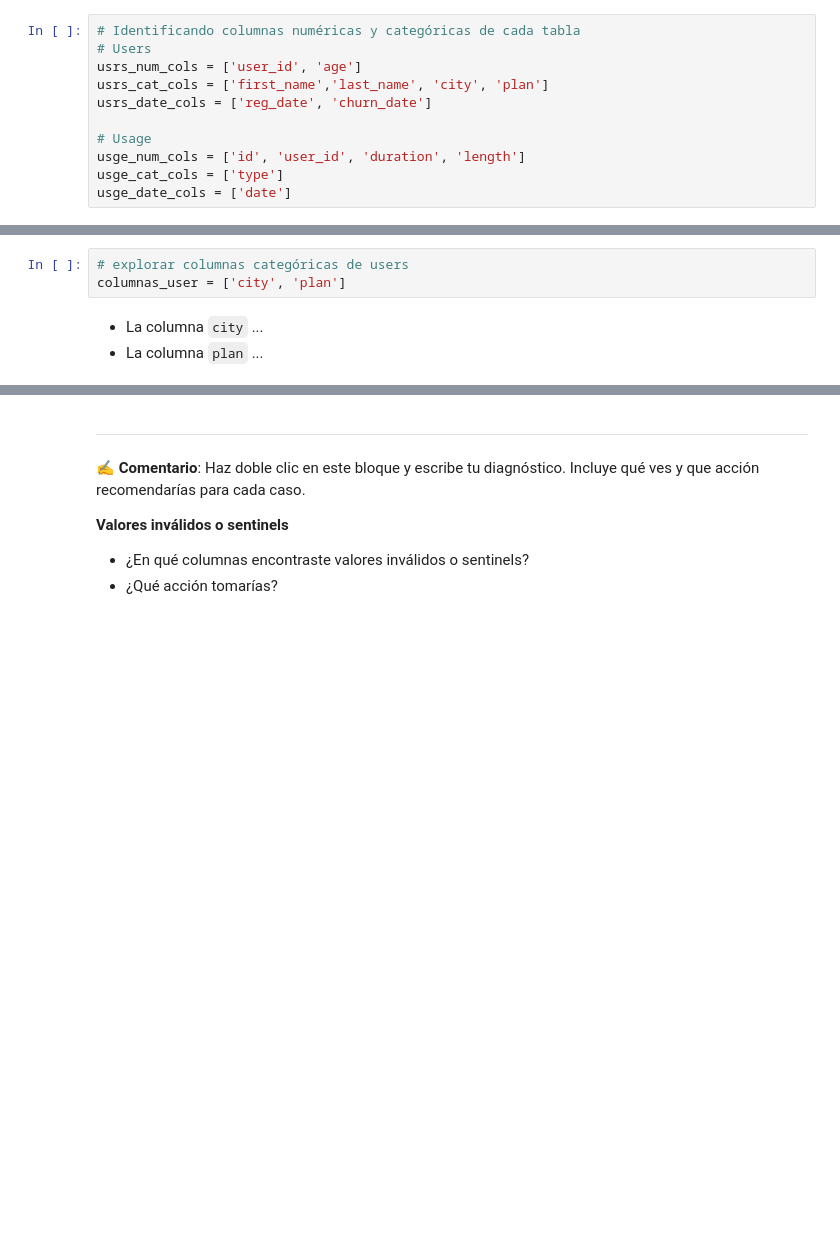
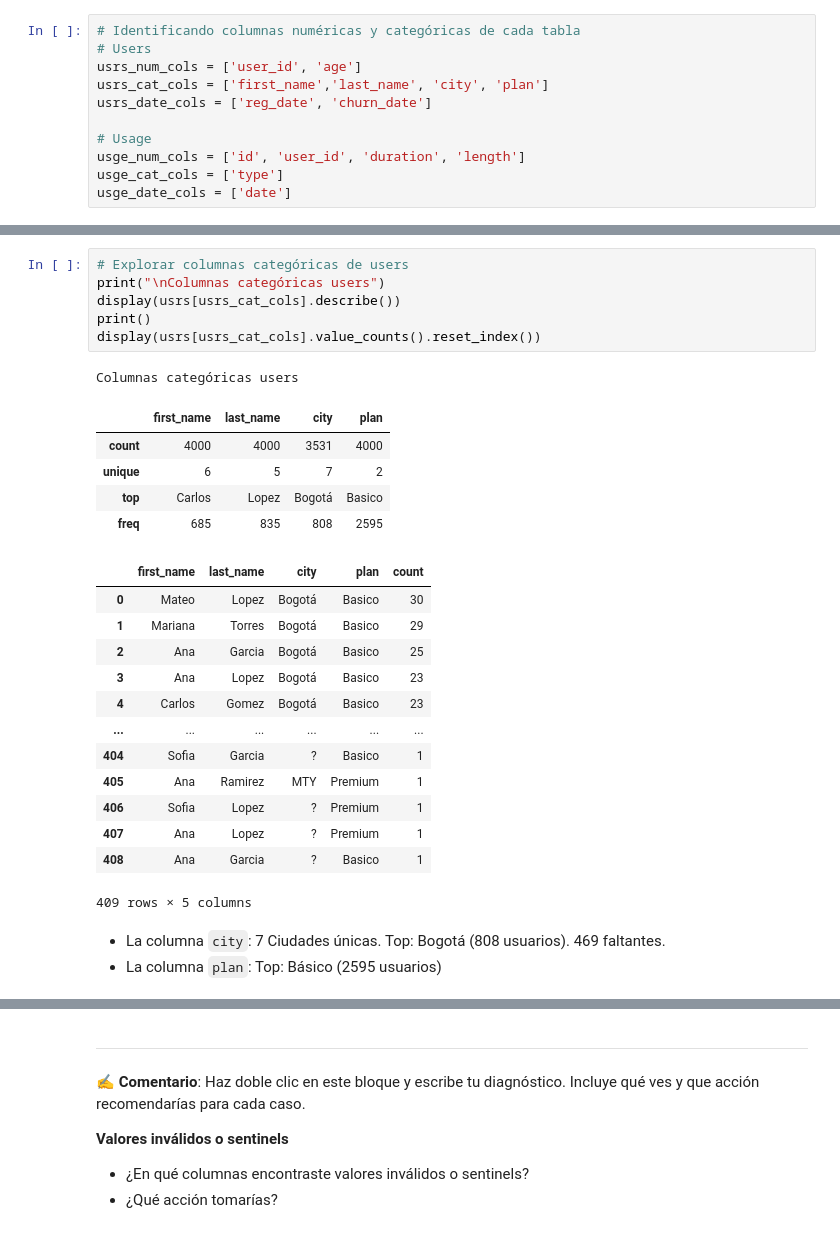
Before and after one commit to FithoGerardo/Analysis-of-a-telecommunications-company, a Jupyter notebook: Fitho_S7 Version-Estudiante-Project-ConnectaTel.ipynb, the cells around one changed output, grey strips where cells are left out. Saved outputs shown, nothing was run; the diff lists cells and outputs as text; blank space fills up the shorter version.

```diff
--- a/Fitho_S7 Version-Estudiante-Project-ConnectaTel.ipynb
+++ b/Fitho_S7 Version-Estudiante-Project-ConnectaTel.ipynb
@@ -403,7 +418,30 @@ memory usage: 1.8+ MB
 # %%
-# explorar columnas categóricas de users
-columnas_user = ['city', 'plan']
+# Explorar columnas categóricas de users
+print("\nColumnas categóricas users")
+display(usrs[usrs_cat_cols].describe())
+print()
+display(usrs[usrs_cat_cols].value_counts().reset_index())
+# %% [output]
+Columnas categóricas users
+|  | first_name | last_name | city | plan |
+| count | 4000 | 4000 | 3531 | 4000 |
+| unique | 6 | 5 | 7 | 2 |
+| top | Carlos | Lopez | Bogotá | Basico |
+| freq | 685 | 835 | 808 | 2595 |
+|  | first_name | last_name | city | plan | count |
+| 0 | Mateo | Lopez | Bogotá | Basico | 30 |
+| 1 | Mariana | Torres | Bogotá | Basico | 29 |
+| 2 | Ana | Garcia | Bogotá | Basico | 25 |
+| 3 | Ana | Lopez | Bogotá | Basico | 23 |
+| 4 | Carlos | Gomez | Bogotá | Basico | 23 |
+| ... | ... | ... | ... | ... | ... |
+| 404 | Sofia | Garcia | ? | Basico | 1 |
+| 405 | Ana | Ramirez | MTY | Premium | 1 |
+| 406 | Sofia | Lopez | ? | Premium | 1 |
+| 407 | Ana | Lopez | ? | Premium | 1 |
+| 408 | Ana | Garcia | ? | Basico | 1 |
+409 rows × 5 columns
 # %% [markdown]
-- La columna `city` ...
-- La columna `plan` ...
+- La columna `city`: 7 Ciudades únicas. Top: Bogotá (808 usuarios). 469 faltantes.
+- La columna `plan`: Top: Básico (2595 usuarios)
 # %%
```
Also changed, not shown: parts of 14 cells of this notebook.
